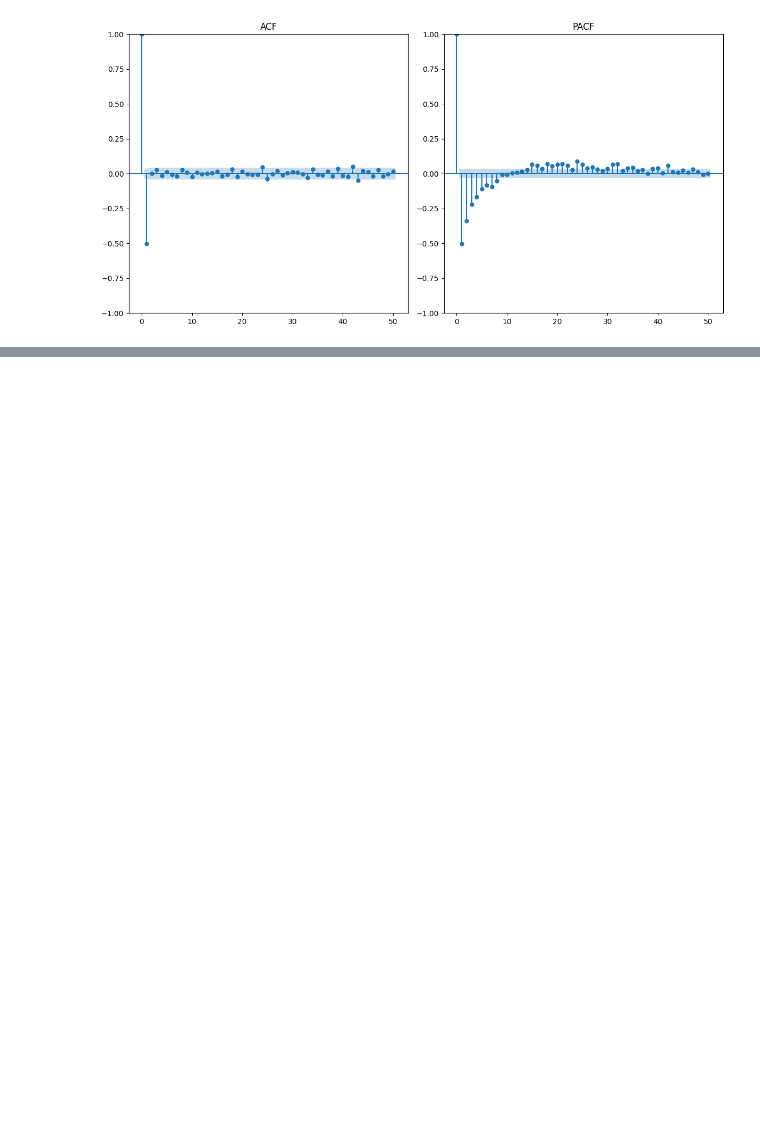
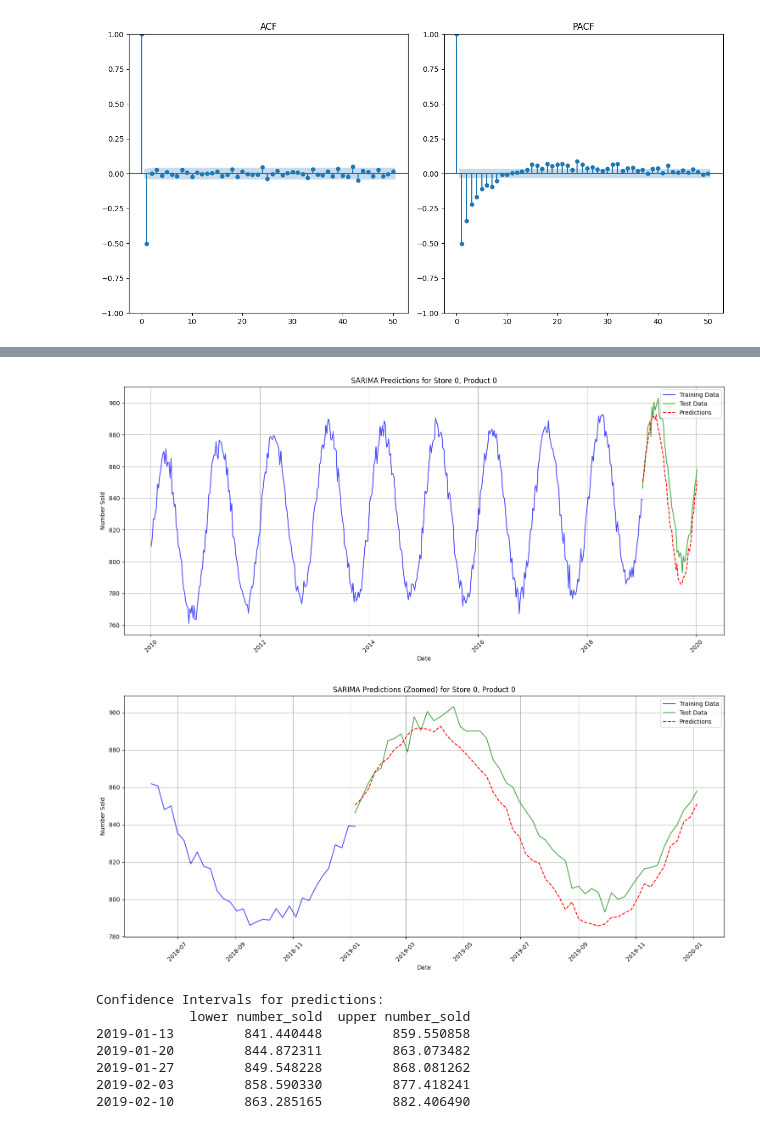
Before and after one commit to kopistas/3-predictable-analytics, a Jupyter notebook: lab1/notebook1.ipynb, the cells around one changed output, grey strips where cells are left out. Cells and saved outputs as stored; diff of their text form; code cells hidden in the pictures; blank space fills up the shorter version.

```diff
--- a/lab1/notebook1.ipynb
+++ b/lab1/notebook1.ipynb
@@ -225,0 +279,60 @@ print(sarima_result.summary())
+# %%
+import matplotlib.pyplot as plt
+import seaborn as sns
+
+plt.figure(figsize=(15, 7))
+
+plt.plot(train_weekly.index, train_weekly.values, label='Training Data', color='blue', alpha=0.7)
+
+plt.plot(test_weekly.index, test_weekly.values, label='Test Data', color='green', alpha=0.7)
+
+plt.plot(test_weekly.index, predicted_mean, label='Predictions', color='red', linestyle='--')
+
+plt.title(f'SARIMA Predictions for Store {store_id}, Product {product_id}')
+plt.xlabel('Date')
+plt.ylabel('Number Sold')
+plt.legend()
+plt.grid(True)
+
+plt.xticks(rotation=45)
+
+plt.tight_layout()
+
+plt.show()
+
+zoom_start = '2018-06-01'
+plt.figure(figsize=(15, 7))
+
+mask_train = train_weekly.index >= zoom_start
+plt.plot(train_weekly[mask_train].index, train_weekly[mask_train].values,
+         label='Training Data', color='blue', alpha=0.7)
+
+plt.plot(test_weekly.index, test_weekly.values, label='Test Data', color='green', alpha=0.7)
+
+plt.plot(test_weekly.index, predicted_mean, label='Predictions', color='red', linestyle='--')
+
+plt.title(f'SARIMA Predictions (Zoomed) for Store {store_id}, Product {product_id}')
+plt.xlabel('Date')
+plt.ylabel('Number Sold')
+plt.legend()
+plt.grid(True)
+
+plt.xticks(rotation=45)
+
+plt.tight_layout()
+
+plt.show()
+
+confidence_intervals = predictions.conf_int()
+print("\nConfidence Intervals for predictions:")
+print(confidence_intervals.head())
+# %% [output]
+[figure, added]
+[figure, added]
+Confidence Intervals for predictions:
+            lower number_sold  upper number_sold
+2019-01-13         841.440448         859.550858
+2019-01-20         844.872311         863.073482
+2019-01-27         849.548228         868.081262
+2019-02-03         858.590330         877.418241
+2019-02-10         863.285165         882.406490
```
Also changed, not shown: parts of 4 cells of this notebook.
